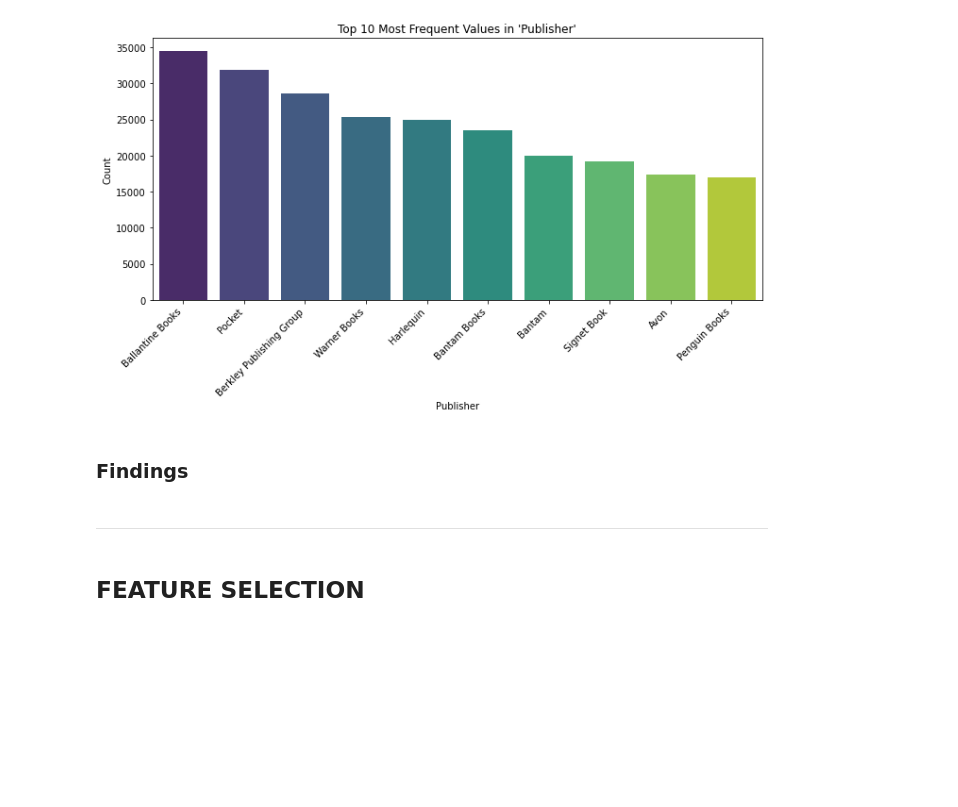
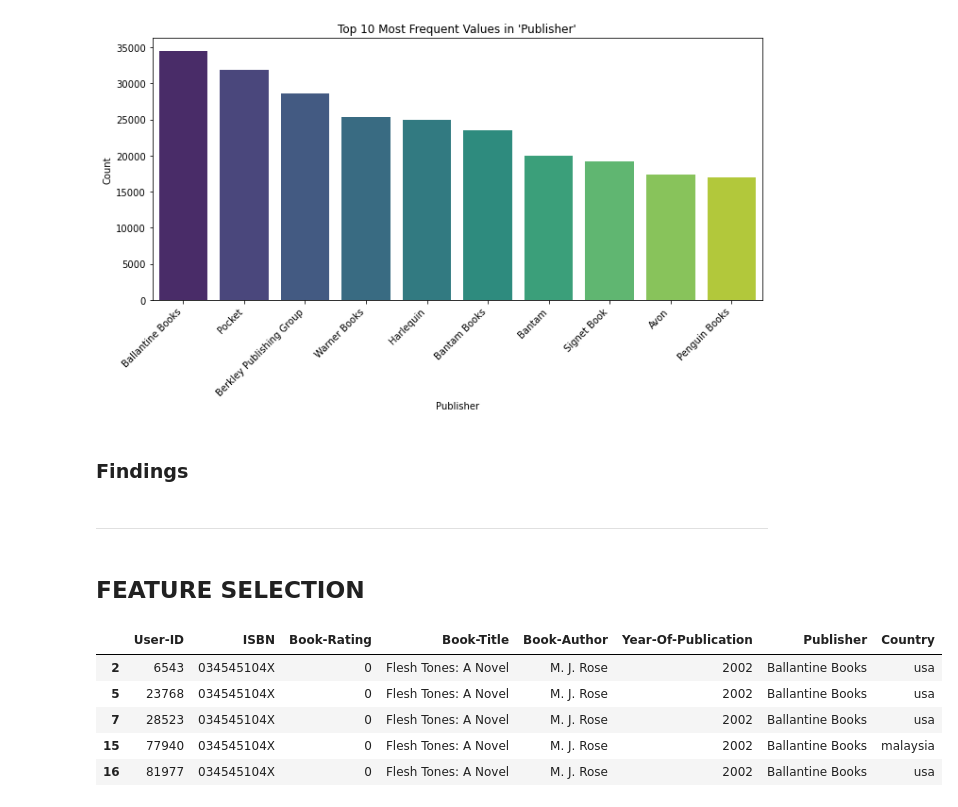
Before and after one commit to ruth-kitasi/Online-Book-Recommender-System, a Jupyter notebook: Index.ipynb, the cells around one changed output. Drawn from its saved outputs; the diff is of its cells as text; code cells hidden in the pictures; blank space fills up the shorter version.

```diff
--- a/Index.ipynb
+++ b/Index.ipynb
@@ -521,3 +529,30 @@ fig.show()
 *********************************************************************************************************************************************
 # %% [markdown]
 ## FEATURE SELECTION
+# %%
+#Filter the dataframe to include only users who have actively rated more than the threshold
+
+def filter_active_users(dataframe, threshold):
+
+    # Filter the DataFrame based on the count of each unique User-ID
+
+    user_counts = dataframe['User-ID'].value_counts()
+    filter = user_counts > threshold
+
+    # Get the index values of the filtered rows
+    filtered_index = filter[filter].index
+
+    # Create a new DataFrame by selecting only the rows where User-ID is in the filtered index
+    filtered_df = dataframe[dataframe['User-ID'].isin(filtered_index)]
+
+    return filtered_df
+
+df_filtered = filter_active_users(library_df, 300)
+df_filtered.head()
+# %% [output]
+|  | User-ID | ISBN | Book-Rating | Book-Title | Book-Author | Year-Of-Publication | Publisher | Country |
+| 2 | 6543 | 034545104X | 0 | Flesh Tones: A Novel | M. J. Rose | 2002 | Ballantine Books | usa |
+| 5 | 23768 | 034545104X | 0 | Flesh Tones: A Novel | M. J. Rose | 2002 | Ballantine Books | usa |
+| 7 | 28523 | 034545104X | 0 | Flesh Tones: A Novel | M. J. Rose | 2002 | Ballantine Books | usa |
+| 15 | 77940 | 034545104X | 0 | Flesh Tones: A Novel | M. J. Rose | 2002 | Ballantine Books | malaysia |
+| 16 | 81977 | 034545104X | 0 | Flesh Tones: A Novel | M. J. Rose | 2002 | Ballantine Books | usa |
```
Also changed, not shown: parts of 13 cells of this notebook.
